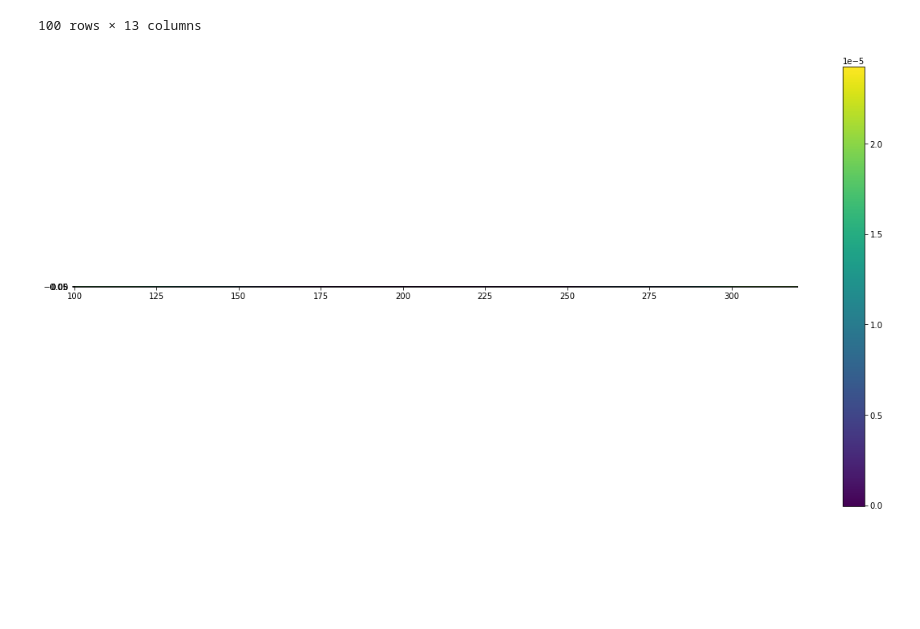
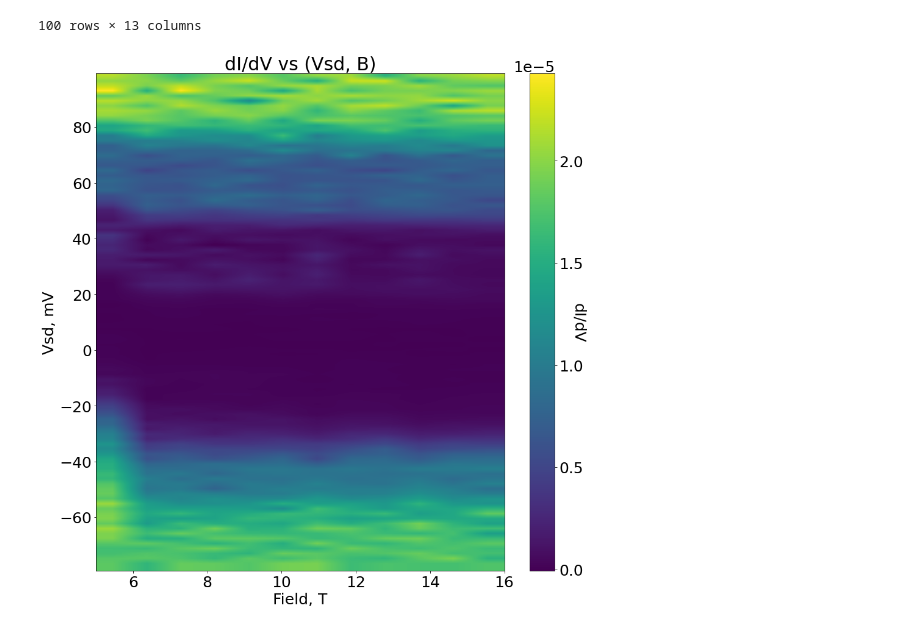
Before and after one commit to colnio/LNM, a Jupyter notebook: scripts/mapplotter.ipynb, the cells around one changed output. Cells and saved outputs as stored; diff of their text form; code cells hidden in the pictures; blank space fills up the shorter version.

```diff
--- a/scripts/mapplotter.ipynb
+++ b/scripts/mapplotter.ipynb
@@ -23,7 +24,7 @@ data
 x = [float(i[:-1:]) for i in data.keys()[1::]]
 x.sort()
 x = np.array(x)
-y = np.array(data['Vsd'])
+y = np.array(data['Vsd']) * 1000
 # %%
 data = data.drop(columns=['Vsd'])
 # %%
@@ -31,12 +32,17 @@ data = data.reindex(sorted(data.columns, key=lambda x : float(x[:-1:])), axis=1)
 # %%
 extent = [x[0], x[-1], y[0], y[-1]]
 # %%
-plt.figure(figsize=(20, 10))
+plt.figure(figsize=(15, 15))
 
 plt.clf()
-plt.imshow(data.values.T, extent=extent, origin='lower', interpolation='bilinear')
-plt.colorbar()
+plt.imshow(data.values, extent=extent, origin='lower', interpolation='bilinear', aspect='auto')
+cb = plt.colorbar()
+cb.set_label('dI/dV', rotation=270)
+plt.title("dI/dV vs (Vsd, B)")
+plt.rcParams.update({'font.size': 25})
+plt.xlabel('Field, T')
+plt.ylabel('Vsd, mV')
 # plt.savefig("f.png", dpi=400)
 plt.show()
 # %% [output]
-[figure, old version]
+[figure, new version]
```
Also changed, not shown: parts of 1 cell of this notebook.
